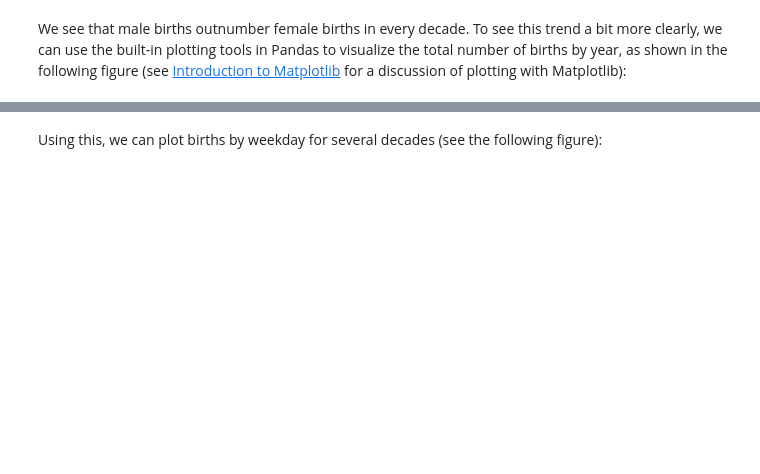
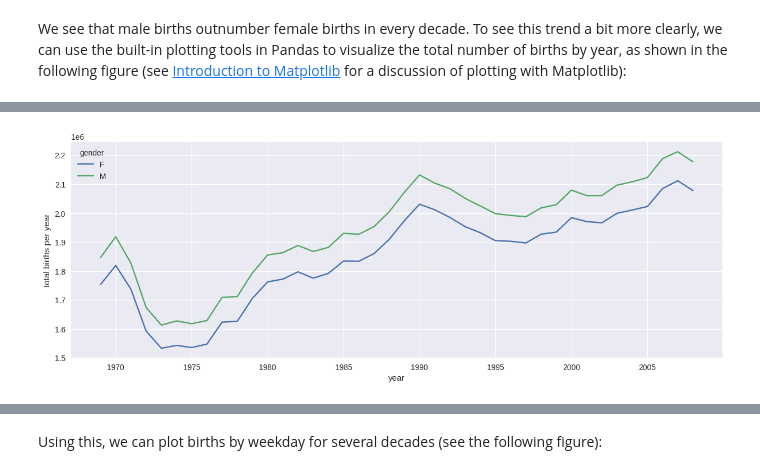
Before and after one commit to ivanozono/python_DataAnalyts, a Jupyter notebook: Pivot_Tables.ipynb, the cells around one changed output, grey strips where cells are left out. Saved outputs shown, nothing was run; the diff lists cells and outputs as text; code cells hidden in the pictures; blank space fills up the shorter version.

```diff
--- a/Pivot_Tables.ipynb
+++ b/Pivot_Tables.ipynb
@@ -189,8 +366,9 @@ To see this trend a bit more clearly, we can use the built-in plotting tools in
 # %%
-%matplotlib inline
-import matplotlib.pyplot as plt
+## generate a plot of the total births by year by gender
 plt.style.use('seaborn-v0_8')
 births.pivot_table(
-    'births', index='year', columns='gender', aggfunc='sum').plot(figsize=(20, 5))
-)
-plt.ylabel('total births per year');
+    'births', index='year', columns='gender', aggfunc='sum').plot(figsize=(15, 5))
+plt.ylabel('total births per year')
+plt.show()
+# %% [output]
+[figure, added]
```
Also changed, not shown: parts of 96 cells of this notebook.
